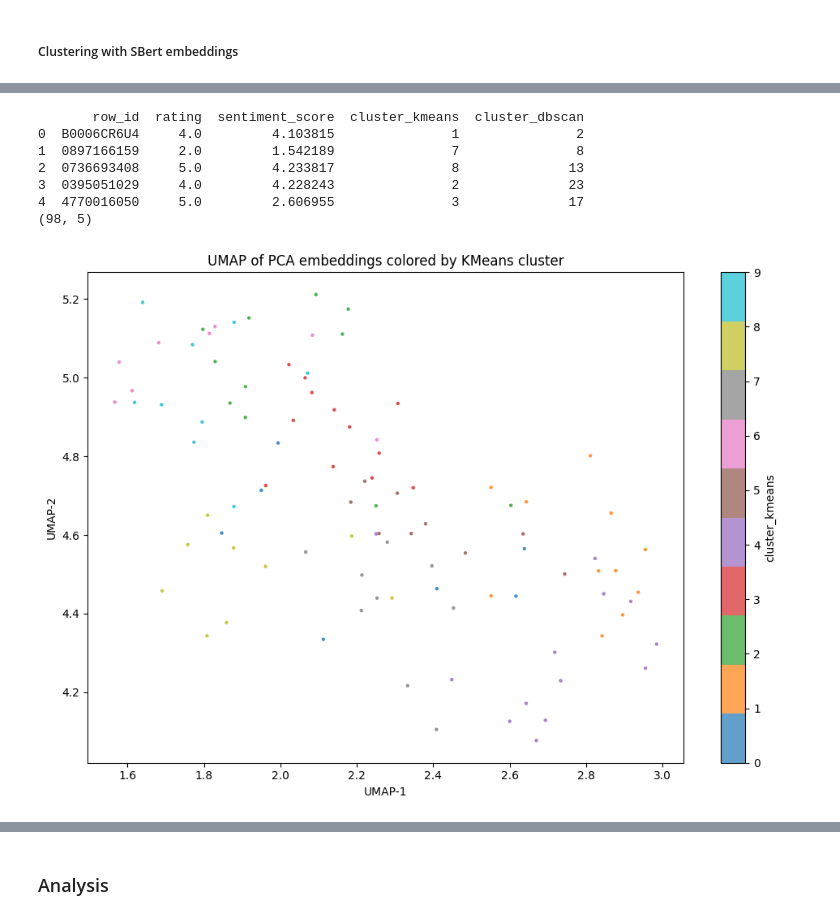
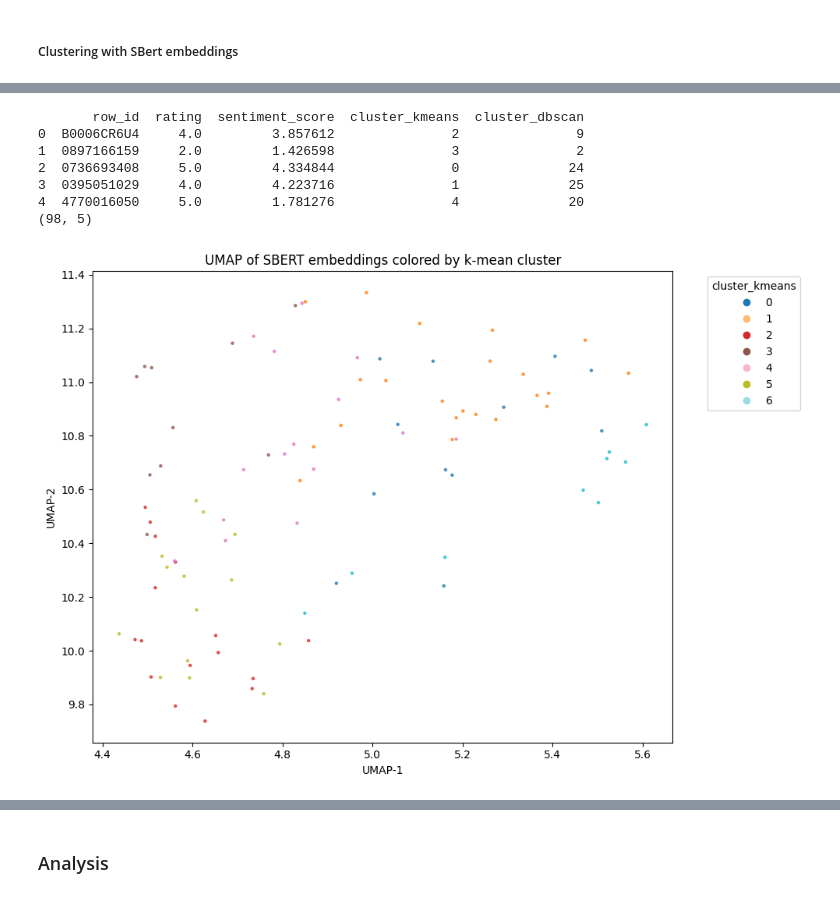
Before and after one commit to tanjapock/AmazonReview, a Jupyter notebook: book_reviews.ipynb, the cells around one changed output, grey strips where cells are left out. Saved outputs shown, nothing was run; the diff lists cells and outputs as text; code cells hidden in the pictures.

Commit message:
final notebook and clean up repository

```diff
--- a/book_reviews.ipynb
+++ b/book_reviews.ipynb
@@ -235,8 +236,8 @@ print(br_minhashing['cleanText'].sample(1).iloc[0])
 
 
 #remove extra white-space
-df['cleanText'] = df['cleanText'].str.replace(r'\s+', ' ', regex=True).str.strip()
-print(df['cleanText'].sample(1).iloc[0])
+br_minhashing['cleanText'] = br_minhashing['cleanText'].str.replace(r'\s+', ' ', regex=True).str.strip()
+print(br_minhashing['cleanText'].sample(1).iloc[0])
 
 #convert to lowercase
 br_minhashing['cleanText'] = br_minhashing['cleanText'].str.lower()
@@ -442,12 +510,12 @@ print((pa.parquet.read_table("book_reviews_with_embeddings_and_sentiment.parquet
 # %%
 #Prepare data for clustering:
 #Convert integer to float
-br_minhashing['signature'] = br_minhashing['signature'].apply(
+br_minhashing['Signature'] = br_minhashing['Signature'].apply(
     lambda s: np.array(re.findall(r'-?\d+', str(s)), dtype=int)
 )
 
 #Transform the column 'signature' in lists of length 100
-X = np.array(df['signature'].tolist())
+X = np.array(br_minhashing['Signature'].tolist())
 #Save the true ratings
 y = br_minhashing['review/score'].values
 
@@ -710,5 +827,5 @@ Computing inertia for elbow plot...
 # %%
-kmeans = KMeans(n_clusters=10, n_init="auto", random_state=42)
+kmeans = KMeans(n_clusters=7, n_init="auto", random_state=42)
 labels_kmeans = kmeans.fit_predict(X_umap15)
 # %%
 dbi_kmeans = davies_bouldin_score(X_umap15, labels_kmeans)
@@ -741,37 +858,54 @@ print(clustering_results.head())
 print(clustering_results.shape)
 # %% [output]
        row_id  rating  sentiment_score  cluster_kmeans  cluster_dbscan
-0  B0006CR6U4     4.0         4.103815               1               2
-1  0897166159     2.0         1.542189               7               8
-2  0736693408     5.0         4.233817               8              13
-3  0395051029     4.0         4.228243               2              23
-4  4770016050     5.0         2.606955               3              17
+0  B0006CR6U4     4.0         3.857612               2               9
+1  0897166159     2.0         1.426598               3               2
+2  0736693408     5.0         4.334844               0              24
+3  0395051029     4.0         4.223716               1              25
+4  4770016050     5.0         1.781276               4              20
 (98, 5)
 # %%
 # save clustering results
 clustering_results.to_csv("book_reviews_clustering_results.csv", index=False)
 # %%
 # UMAP for k-means
+labels_km = clustering_results["cluster_kmeans"].to_numpy()
+unique_km = np.unique(labels_km)
+n_km = len(unique_km)
+
+label2idx_km = {lab: i for i, lab in enumerate(unique_km)}
+idx_km = np.array([label2idx_km[lab] for lab in labels_km])
+
+cmap_km = plt.cm.get_cmap("tab20", n_km)
+
 plt.figure(figsize=(10, 7))
 sc = plt.scatter(
     X_umap15[:, 0],
     X_umap15[:, 1],
     c=labels_kmeans,
     s=5,
     alpha=0.7,
     cmap="tab10"
 )
-plt.colorbar(sc, label="cluster_kmeans")
-plt.title("UMAP of PCA embeddings colored by KMeans cluster")
+handles = [
+        Line2D([0], [0], marker='o', linestyle='',
+            color=cmap_km(i), label=str(lab))
+        for i, lab in enumerate(unique_km)
+    ]
+plt.legend(handles=handles, title="cluster_kmeans",
+            bbox_to_anchor=(1.05, 1), loc="upper left")
+
+
+plt.title("UMAP of SBERT embeddings colored by k-mean cluster")
 plt.xlabel("UMAP-1")
 plt.ylabel("UMAP-2")
 plt.tight_layout()
 #out_path = "umap_pca_clusters_kmeans_100.png"
 #plt.savefig(out_path, dpi=300)
 plt.show()
 plt.close()
 # %% [output]
-[figure, old version]
+[figure, new version]
 # %%
 # UMAP for Hdbscan
 plt.figure(figsize=(10, 7))
```
Also changed, not shown: parts of 30 cells of this notebook, 18 other files.
